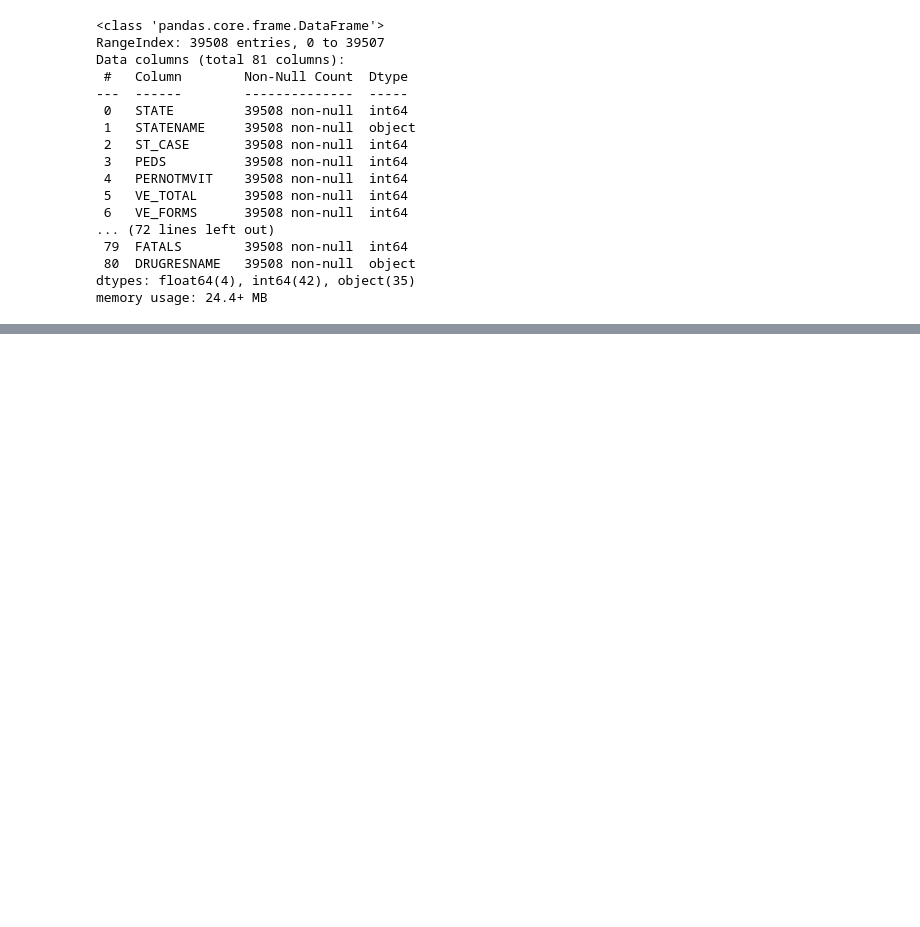
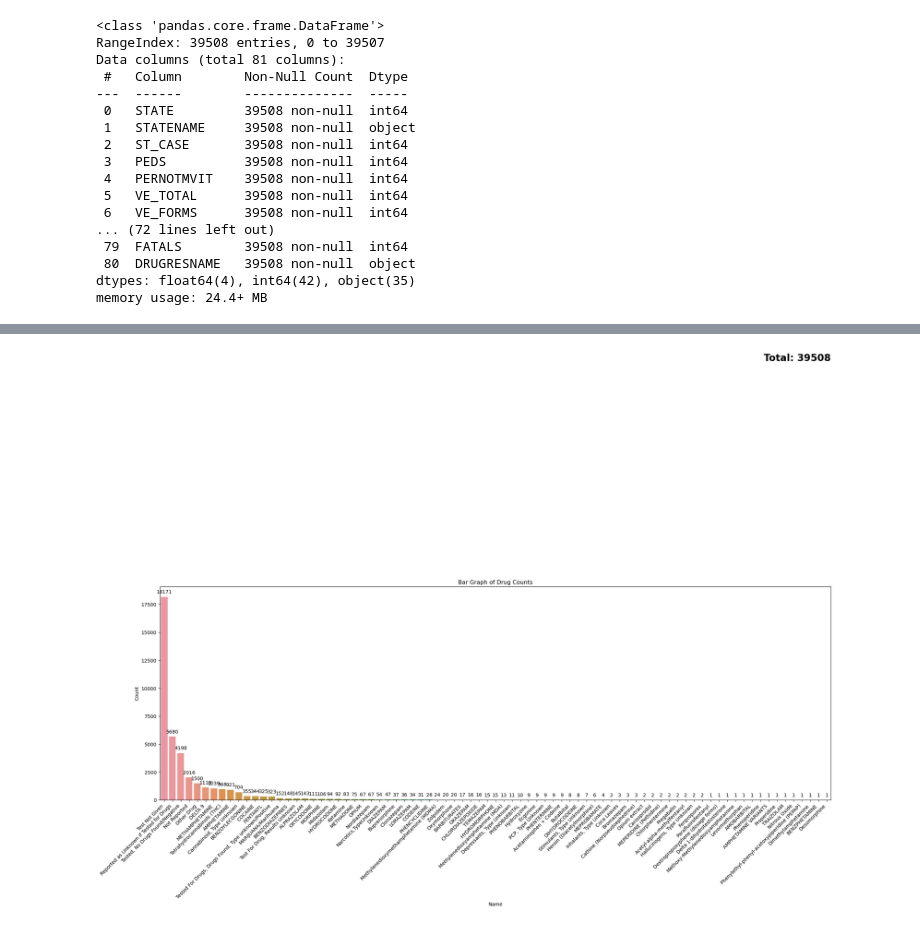
Before and after one commit to aargant19/Capstone, a Jupyter notebook: vehicle capstone.ipynb, the cells around one changed output, grey strips where cells are left out. Saved outputs shown, nothing was run; the diff lists cells and outputs as text; code cells hidden in the pictures; blank space fills up the shorter version.

```diff
--- a/vehicle capstone.ipynb
+++ b/vehicle capstone.ipynb
@@ -175,0 +246,4 @@ memory usage: 24.4+ MB
+# %%
+drug_name = df4['DRUGRESNAME'].value_counts()
+print("drug_name:")
+print(drug_name)
@@ -175,0 +264,18 @@ memory usage: 24.4+ MB
+# %%
+Drug_counts_df = drug_name.reset_index()
+Drug_counts_df.columns = ['Name', 'Count']
+plt.figure(figsize=(25, 8))
+ax = sns.barplot(x='Name', y='Count', data=Drug_counts_df)
+plt.xlabel('Name')
+plt.ylabel('Count')
+plt.title('Bar Graph of Drug Counts')
+plt.xticks(rotation=45, ha='right')
+for p in ax.patches:
+    ax.annotate(f'{p.get_height():.0f}', (p.get_x() + p.get_width() / 2., p.get_height()),
+                ha='center', va='center', xytext=(0, 10), textcoords='offset points')
+total_count = Drug_counts_df['Count'].sum()
+plt.text(len(Drug_counts_df) - 0.5, total_count + 10, f'Total: {total_count}', ha='right', va='center', fontweight='bold', fontsize=20)
+
+plt.show()
+# %% [output]
+[figure, added]
```
Also changed, not shown: parts of 22 cells of this notebook.
